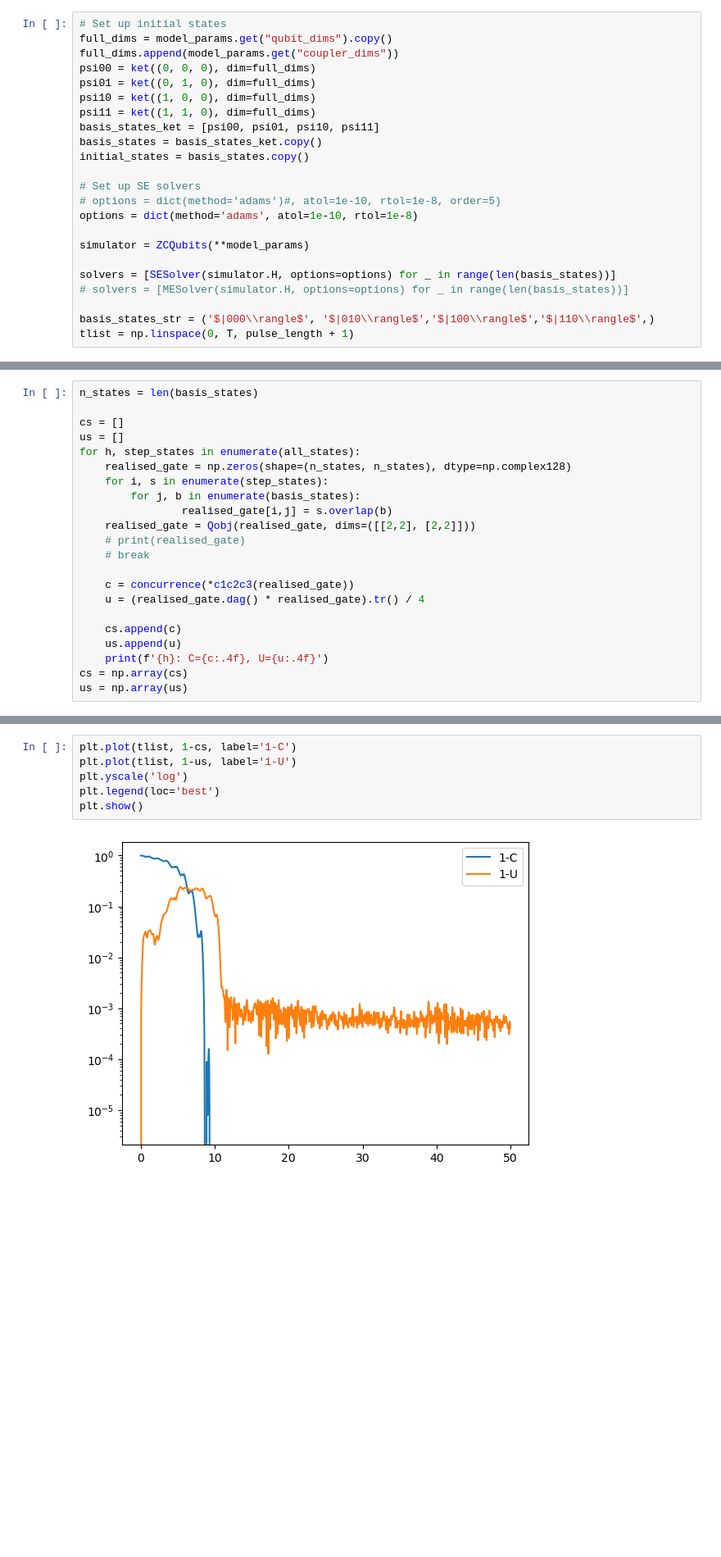
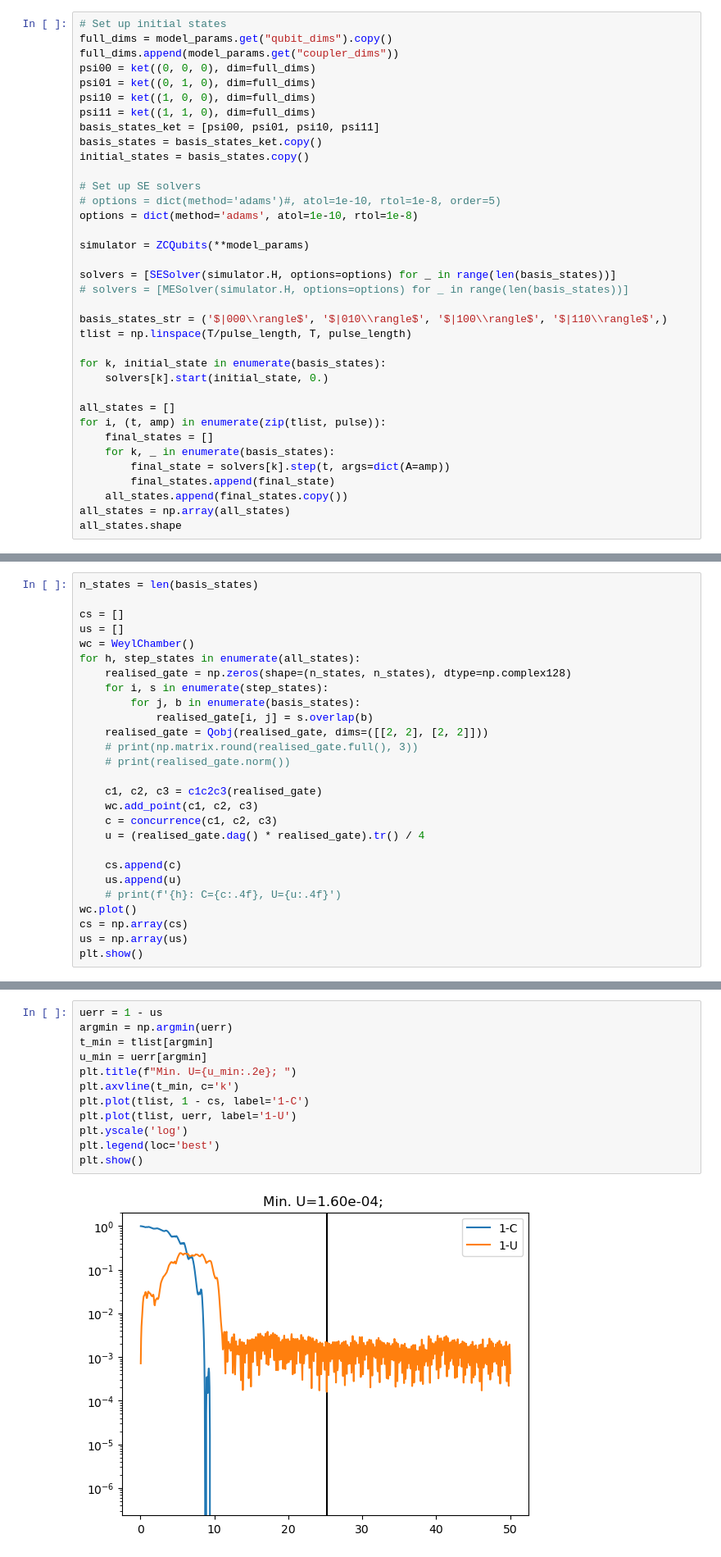
Before and after one commit to leandergrech/rlquantopt, a Jupyter notebook: rlquantopt/rl_analysis/noisy_simulation/NoisySimulation.ipynb, the cells around one changed output, grey strips where cells are left out. Shown at 82% size. Saved outputs shown, nothing was run; the diff lists cells and outputs as text; blank space fills up the shorter version.

```diff
--- a/rlquantopt/rl_analysis/noisy_simulation/NoisySimulation.ipynb
+++ b/rlquantopt/rl_analysis/noisy_simulation/NoisySimulation.ipynb
@@ -57,5 +66,18 @@ simulator = ZCQubits(**model_params)
 solvers = [SESolver(simulator.H, options=options) for _ in range(len(basis_states))]
 # solvers = [MESolver(simulator.H, options=options) for _ in range(len(basis_states))]
 
-basis_states_str = ('$|000\\rangle$', '$|010\\rangle$','$|100\\rangle$','$|110\\rangle$',)
-tlist = np.linspace(0, T, pulse_length + 1)
+basis_states_str = ('$|000\\rangle$', '$|010\\rangle$', '$|100\\rangle$', '$|110\\rangle$',)
+tlist = np.linspace(T/pulse_length, T, pulse_length)
+
+for k, initial_state in enumerate(basis_states):
+    solvers[k].start(initial_state, 0.)
+
+all_states = []
+for i, (t, amp) in enumerate(zip(tlist, pulse)):
+    final_states = []
+    for k, _ in enumerate(basis_states):
+        final_state = solvers[k].step(t, args=dict(A=amp))
+        final_states.append(final_state)
+    all_states.append(final_states.copy())
+all_states = np.array(all_states)
+all_states.shape
@@ -99,21 +88,26 @@ n_states = len(basis_states)
 
 cs = []
 us = []
+wc = WeylChamber()
 for h, step_states in enumerate(all_states):
     realised_gate = np.zeros(shape=(n_states, n_states), dtype=np.complex128)
     for i, s in enumerate(step_states):
         for j, b in enumerate(basis_states):
-                realised_gate[i,j] = s.overlap(b)
-    realised_gate = Qobj(realised_gate, dims=([[2,2], [2,2]]))
-    # print(realised_gate)
-    # break
+            realised_gate[i, j] = s.overlap(b)
+    realised_gate = Qobj(realised_gate, dims=([[2, 2], [2, 2]]))
+    # print(np.matrix.round(realised_gate.full(), 3))
+    # print(realised_gate.norm())
 
-    c = concurrence(*c1c2c3(realised_gate))
+    c1, c2, c3 = c1c2c3(realised_gate)
+    wc.add_point(c1, c2, c3)
+    c = concurrence(c1, c2, c3)
     u = (realised_gate.dag() * realised_gate).tr() / 4
 
     cs.append(c)
     us.append(u)
-    print(f'{h}: C={c:.4f}, U={u:.4f}')
+    # print(f'{h}: C={c:.4f}, U={u:.4f}')
+wc.plot()
 cs = np.array(cs)
 us = np.array(us)
+plt.show()
 # %% [output]
@@ -137,8 +115,14 @@ us = np.array(us)
 # %%
-plt.plot(tlist, 1-cs, label='1-C')
-plt.plot(tlist, 1-us, label='1-U')
+uerr = 1 - us
+argmin = np.argmin(uerr)
+t_min = tlist[argmin]
+u_min = uerr[argmin]
+plt.title(f"Min. U={u_min:.2e}; ")
+plt.axvline(t_min, c='k')
+plt.plot(tlist, 1 - cs, label='1-C')
+plt.plot(tlist, uerr, label='1-U')
 plt.yscale('log')
 plt.legend(loc='best')
 plt.show()
 # %% [output]
-[figure, old version]
+[figure, new version]
```
Also changed, not shown: parts of 42 cells of this notebook, 34 other files.
